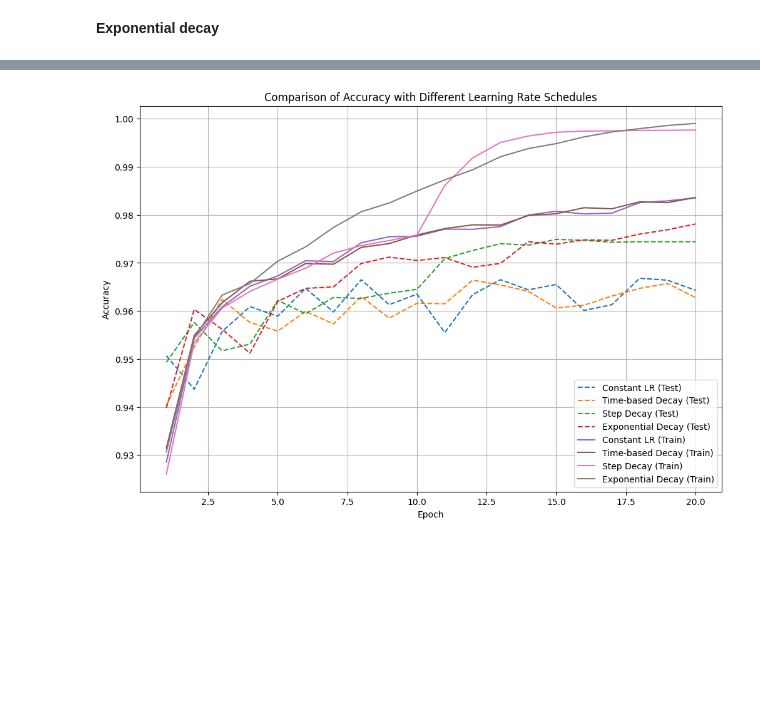
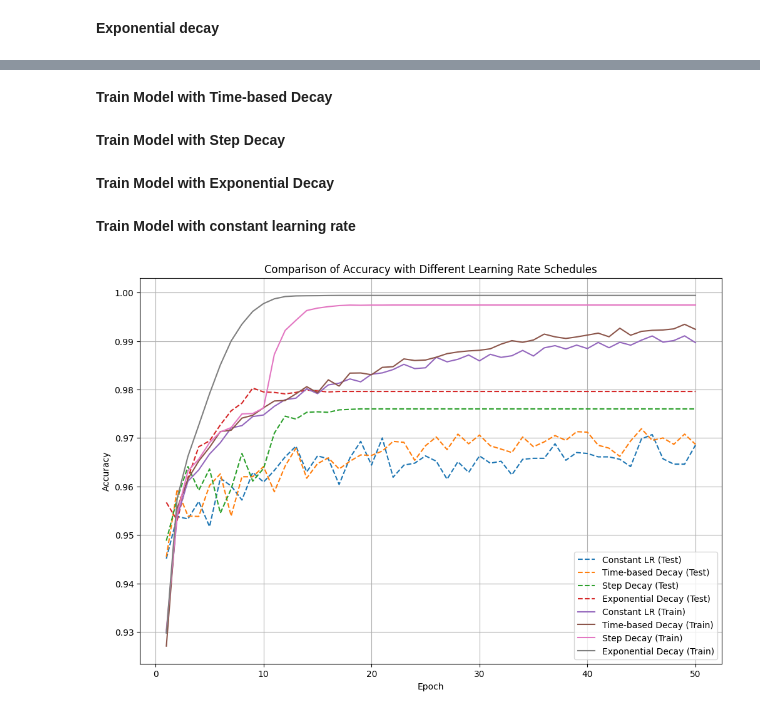
Before and after one commit to Fragoa/SE3-deep-learning, a Jupyter notebook: LearningRateScheduling.ipynb, the cells around one changed output, grey strips where cells are left out. Drawn from its saved outputs; the diff is of its cells as text; code cells hidden in the pictures; blank space fills up the shorter version.

Commit message:
Second Version ( 20 to 50 epoch)

```diff
--- a/LearningRateScheduling.ipynb
+++ b/LearningRateScheduling.ipynb
@@ -95,0 +125,2 @@ def create_model():
+# %% [markdown]
+**Train Model with Time-based Decay**
@@ -105,11 +143,13 @@ model_time_based.compile(optimizer=optimizer_time_based,
 lr_callback_time_based = keras.callbacks.LearningRateScheduler(lr_time_based_decay)
 
 history_time_based = model_time_based.fit(x_train, y_train,
-                                          epochs=20,
+                                          epochs=50,
                                           batch_size=32,
                                           validation_data=(x_test, y_test),
                                           callbacks=[lr_callback_time_based],
                                           verbose=0)
+# %% [markdown]
+**Train Model with Step Decay**
 # %%
 model_step = create_model()
 
@@ -122,11 +162,13 @@ model_step.compile(optimizer=optimizer_step,
 lr_callback_step = keras.callbacks.LearningRateScheduler(lr_step_decay)
 
 history_step = model_step.fit(x_train, y_train,
-                               epochs=20,
+                               epochs=50,
                                batch_size=32,
                                validation_data=(x_test, y_test),
                                callbacks=[lr_callback_step],
                                verbose=0)
+# %% [markdown]
+**Train Model with Exponential Decay**
 # %%
 model_exp = create_model()
 
@@ -139,54 +181,56 @@ model_exp.compile(optimizer=optimizer_exp,
 lr_callback_exp = keras.callbacks.LearningRateScheduler(lr_exp_decay)
 
 history_exp = model_exp.fit(x_train, y_train,
-                              epochs=20,
+                              epochs=50,
                               batch_size=32,
                               validation_data=(x_test, y_test),
                               callbacks=[lr_callback_exp],
                               verbose=0)
+# %% [markdown]
+**Train Model with constant learning rate**
+# %%
+model_constant = create_model()
+optimizer_constant = keras.optimizers.Adam(learning_rate=0.01)
+model_constant.compile(optimizer=optimizer_constant,
+                        loss="categorical_crossentropy",
+                        metrics=["accuracy"])
+history_constant = model_constant.fit(x_train, y_train,
+                                       epochs=50,
+                                       batch_size=32,
+                                       validation_data=(x_test, y_test),
+                                       verbose=0)
 # %%
-model_constant = create_model()
-optimizer_constant = keras.optimizers.Adam(learning_rate=0.01)
-model_constant.compile(optimizer=optimizer_constant,
-                        loss="categorical_crossentropy",
-                        metrics=["accuracy"])
-history_constant = model_constant.fit(x_train, y_train,
-                                       epochs=20,
-                                       batch_size=32,
-                                       validation_data=(x_test, y_test),
-                                       verbose=0)
-
 acc_time_based_train = history_time_based.history['accuracy']
 acc_time_based_test = history_time_based.history['val_accuracy']
 
 acc_step_train = history_step.history['accuracy']
 acc_step_test = history_step.history['val_accuracy']
 
 acc_exp_train = history_exp.history['accuracy']
 acc_exp_test = history_exp.history['val_accuracy']
 
 acc_constant_train = history_constant.history['accuracy']
 acc_constant_test = history_constant.history['val_accuracy']
 
 epochs_range = range(1, len(history_time_based.history['accuracy']) + 1)
 
 plt.figure(figsize=(12, 8))
 
 plt.plot(epochs_range, acc_constant_test, label='Constant LR (Test)', linestyle='--')
 plt.plot(epochs_range, acc_time_based_test, label='Time-based Decay (Test)', linestyle='--')
 plt.plot(epochs_range, acc_step_test, label='Step Decay (Test)', linestyle='--')
 plt.plot(epochs_range, acc_exp_test, label='Exponential Decay (Test)', linestyle='--')
 
 plt.plot(epochs_range, acc_constant_train, label='Constant LR (Train)')
 plt.plot(epochs_range, acc_time_based_train, label='Time-based Decay (Train)')
 plt.plot(epochs_range, acc_step_train, label='Step Decay (Train)')
 plt.plot(epochs_range, acc_exp_train, label='Exponential Decay (Train)')
 
 plt.title('Comparison of Accuracy with Different Learning Rate Schedules')
 plt.xlabel('Epoch')
 plt.ylabel('Accuracy')
 plt.legend(loc='lower right')
 plt.grid(True)
 plt.show()
 # %% [output]
-[figure, old version]
+[figure, new version]
```
Also changed, not shown: parts of 8 cells of this notebook.
